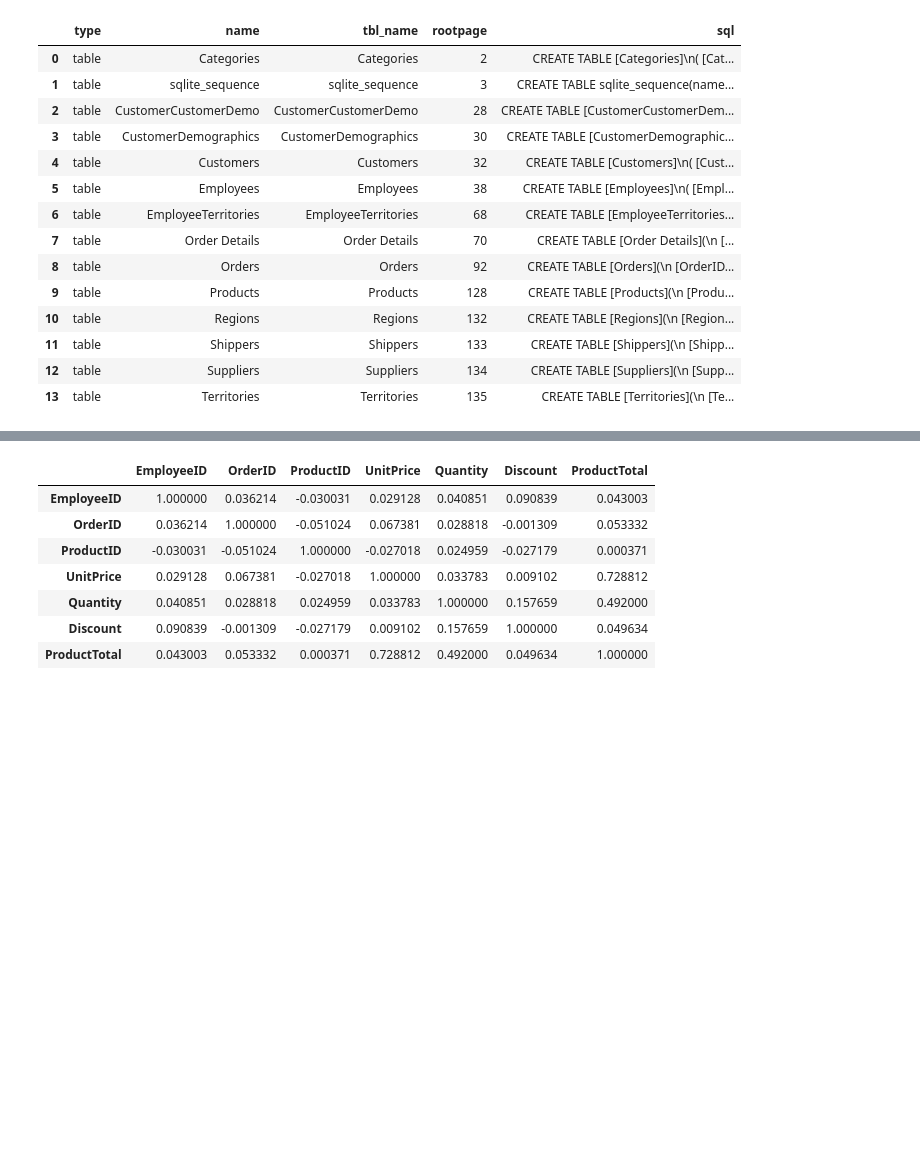
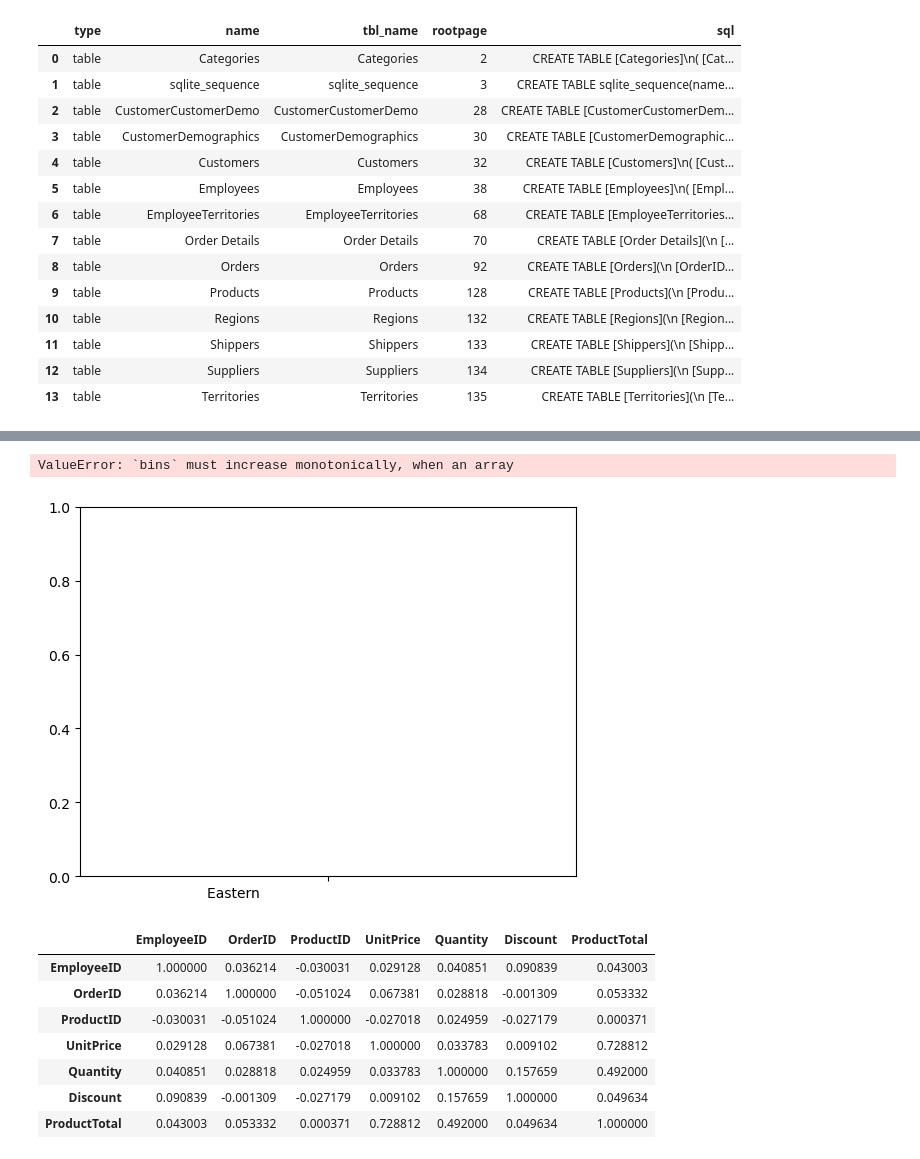
Before and after one commit to kamckeev/BigData1, a Jupyter notebook: Project2_Official.ipynb, the cells around one changed output, grey strips where cells are left out. Cells and saved outputs as stored; diff of their text form; code cells hidden in the pictures; blank space fills up the shorter version.

```diff
--- a/Project2_Official.ipynb
+++ b/Project2_Official.ipynb
@@ -122,3 +135,19 @@ dtype: object
+# %%
+# draw plot
+RegionalSales = RegionGroup_df.groupby('EmployeeID')
+
+for name, group in RegionalSales:
+  plt.hist(group['RegionDescription'], group['OrderTotal'], label = name)
+
+plt.legend()
+plt.xlabel('Year')
+plt.ylabel('Amount')
+plt.title('Amount over Years for Each Employee')
+
+plt.show()
+# %% [output]
+ValueError: `bins` must increase monotonically, when an array
+[figure, added]
 # %%
 df3.corr()
 # %% [output]
```
Also changed, not shown: parts of 14 cells of this notebook.
